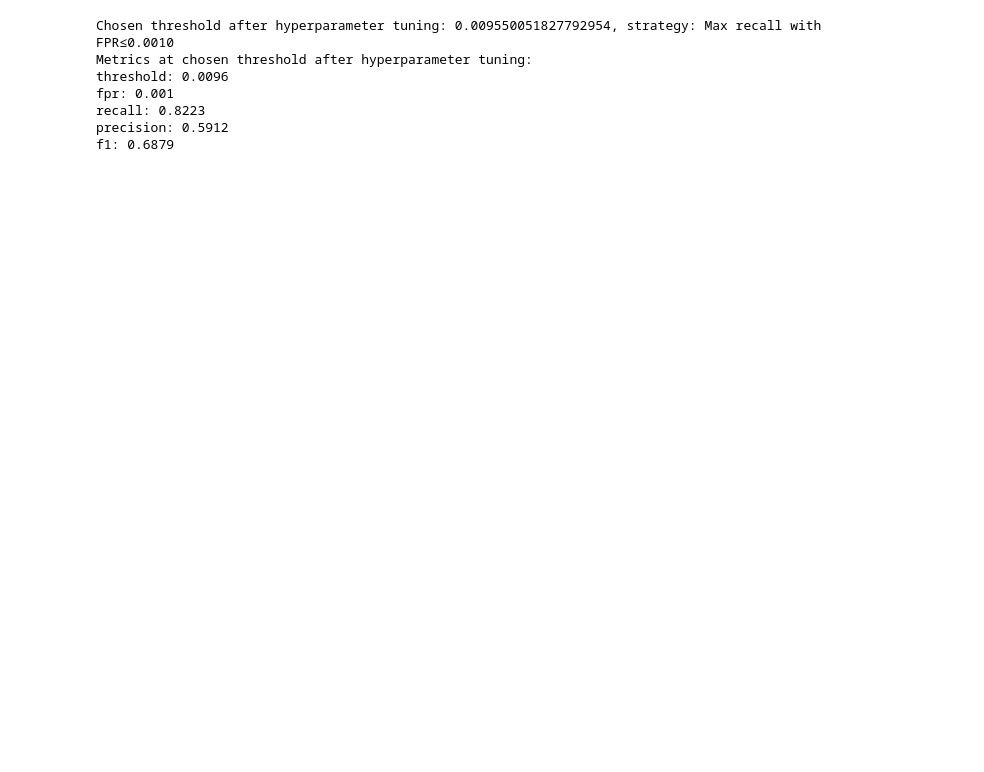
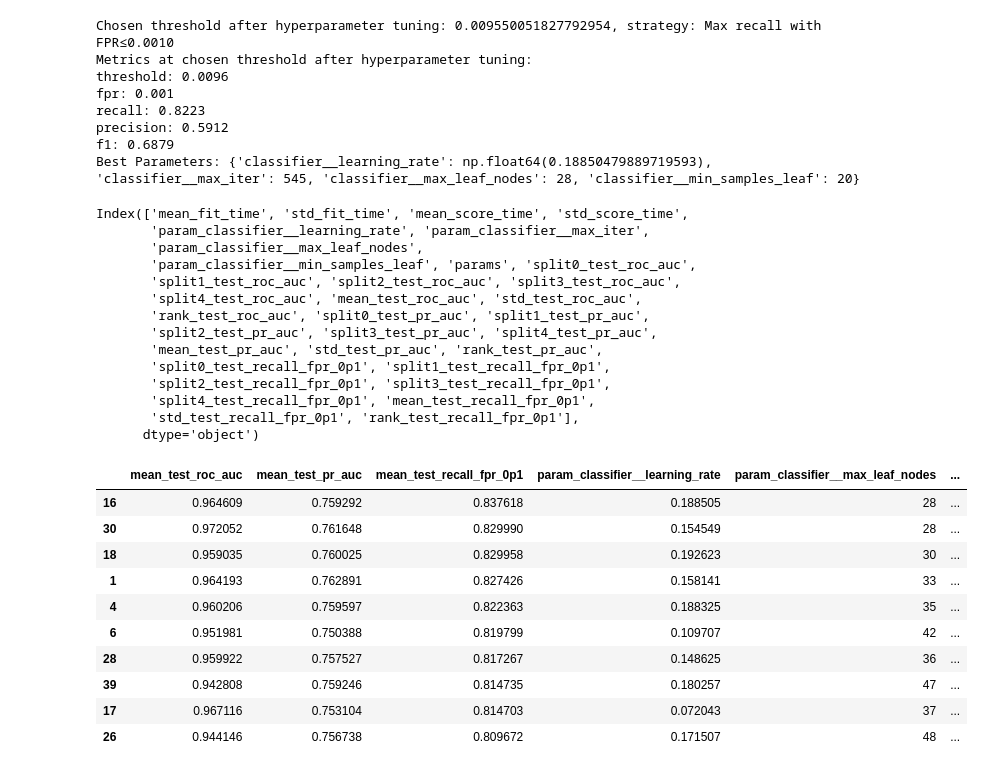
Before and after one commit to Uvlazhnitel/Credit-Card-Fraud-Detection, a Jupyter notebook: notebooks/05_calibration.ipynb, the cells around one changed output. Cells and saved outputs as stored; diff of their text form; code cells hidden in the pictures; blank space fills up the shorter version.

Commit message:
Add best parameters JSON file and update README with new hyperparameter tuning results

```diff
--- a/notebooks/05_calibration.ipynb
+++ b/notebooks/05_calibration.ipynb
@@ -289,8 +265,7 @@ Best Score (Recall at FPR 0.1%): 0.8376176566049984
 # %%
+import json
 # Set the best parameters for the model
-
 best_model = random_search.best_estimator_
-
 
 best_model.fit(X_train, y_train)
 
@@ -305,6 +280,13 @@ print(f"Chosen threshold after hyperparameter tuning: {chosen_thr}, strategy: {s
 print("Metrics at chosen threshold after hyperparameter tuning:")
 for metric_name, metric_value in metrics.items():
     print(f"{metric_name}: {round(metric_value, 4)}")
+
+best_params = random_search.best_params_
+
+print("Best Parameters:", best_params)
+
+with open(REPORTS_DIR / "best_params.json", "w") as f:
+    json.dump(best_params, f, indent=2)
 # %% [output]
 Chosen threshold after hyperparameter tuning: 0.009550051827792954, strategy: Max recall with FPR≤0.0010
 Metrics at chosen threshold after hyperparameter tuning:
@@ -313,3 +295,56 @@ fpr: 0.001
 recall: 0.8223
 precision: 0.5912
 f1: 0.6879
+Best Parameters: {'classifier__learning_rate': np.float64(0.18850479889719593), 'classifier__max_iter': 545, 'classifier__max_leaf_nodes': 28, 'classifier__min_samples_leaf': 20}
+# %%
+cv_results_df = pd.DataFrame(random_search.cv_results_)
+
+print(cv_results_df.columns)
+
+cv_results_sorted = cv_results_df.sort_values(
+    by="mean_test_recall_fpr_0p1",
+    ascending=False
+)
+
+cv_results_sorted.to_csv(REPORTS_DIR / "random_search_cv_results.csv", index=False)
+
+top10 = cv_results_sorted.head(10)
+
+# 4) Display only the most relevant columns
+cols_to_show = [
+    "mean_test_roc_auc",
+    "mean_test_pr_auc",
+    "mean_test_recall_fpr_0p1",
+    "param_classifier__learning_rate",
+    "param_classifier__max_leaf_nodes",
+    "param_classifier__min_samples_leaf",
+    "param_classifier__max_iter",
+    "mean_test_recall_fpr_0p1"
+]
+top10[cols_to_show]
+# %% [output]
+Index(['mean_fit_time', 'std_fit_time', 'mean_score_time', 'std_score_time',
+       'param_classifier__learning_rate', 'param_classifier__max_iter',
+       'param_classifier__max_leaf_nodes',
+       'param_classifier__min_samples_leaf', 'params', 'split0_test_roc_auc',
+       'split1_test_roc_auc', 'split2_test_roc_auc', 'split3_test_roc_auc',
+       'split4_test_roc_auc', 'mean_test_roc_auc', 'std_test_roc_auc',
+       'rank_test_roc_auc', 'split0_test_pr_auc', 'split1_test_pr_auc',
+       'split2_test_pr_auc', 'split3_test_pr_auc', 'split4_test_pr_auc',
+       'mean_test_pr_auc', 'std_test_pr_auc', 'rank_test_pr_auc',
+       'split0_test_recall_fpr_0p1', 'split1_test_recall_fpr_0p1',
+       'split2_test_recall_fpr_0p1', 'split3_test_recall_fpr_0p1',
+       'split4_test_recall_fpr_0p1', 'mean_test_recall_fpr_0p1',
+       'std_test_recall_fpr_0p1', 'rank_test_recall_fpr_0p1'],
+      dtype='object')
+|  | mean_test_roc_auc | mean_test_pr_auc | mean_test_recall_fpr_0p1 | param_classifier__learning_rate | param_classifier__max_leaf_nodes | ... |
+| 16 | 0.964609 | 0.759292 | 0.837618 | 0.188505 | 28 | ... |
+| 30 | 0.972052 | 0.761648 | 0.829990 | 0.154549 | 28 | ... |
+| 18 | 0.959035 | 0.760025 | 0.829958 | 0.192623 | 30 | ... |
+| 1 | 0.964193 | 0.762891 | 0.827426 | 0.158141 | 33 | ... |
+| 4 | 0.960206 | 0.759597 | 0.822363 | 0.188325 | 35 | ... |
+| 6 | 0.951981 | 0.750388 | 0.819799 | 0.109707 | 42 | ... |
+| 28 | 0.959922 | 0.757527 | 0.817267 | 0.148625 | 36 | ... |
+| 39 | 0.942808 | 0.759246 | 0.814735 | 0.180257 | 47 | ... |
+| 17 | 0.967116 | 0.753104 | 0.814703 | 0.072043 | 37 | ... |
+| 26 | 0.944146 | 0.756738 | 0.809672 | 0.171507 | 48 | ... |
```
Also changed, not shown: parts of 6 cells of this notebook, 6 other files.
